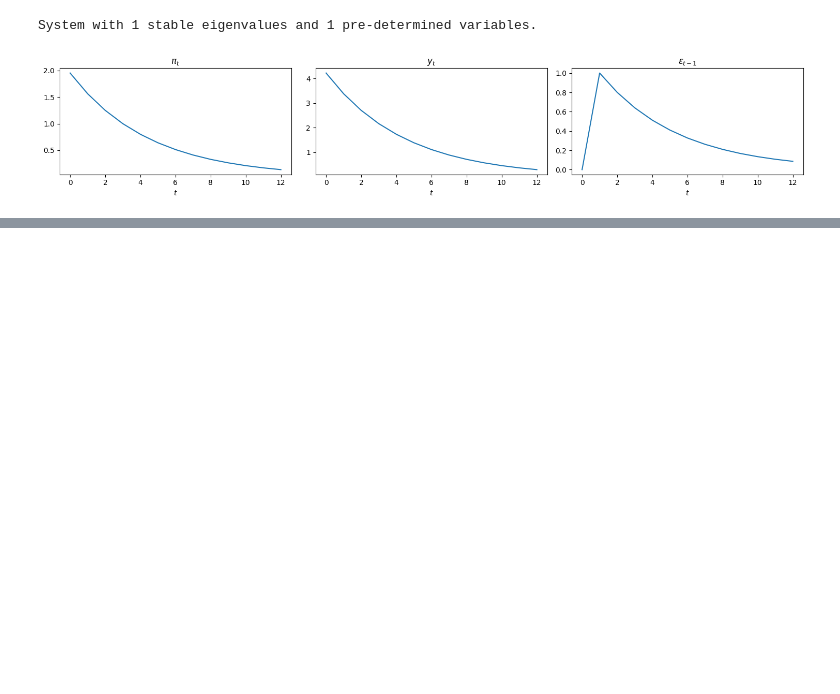
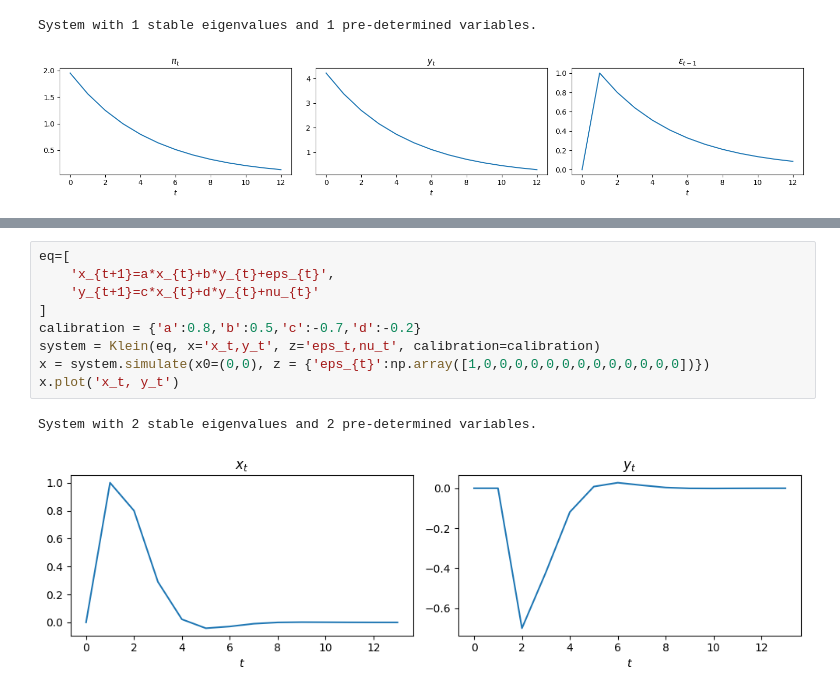
Before and after one commit to marcdelabarrera/dsolve, a Jupyter notebook: dsolve/dsolve_tutorial.ipynb, the cells around one changed output, grey strips where cells are left out. Cells and saved outputs as stored; diff of their text form; blank space fills up the shorter version.

```diff
--- a/dsolve/dsolve_tutorial.ipynb
+++ b/dsolve/dsolve_tutorial.ipynb
@@ -42,0 +65,12 @@ System with 1 stable eigenvalues and 1 pre-determined variables.
+# %%
+eq=[
+    'x_{t+1}=a*x_{t}+b*y_{t}+eps_{t}',
+    'y_{t+1}=c*x_{t}+d*y_{t}+nu_{t}'
+]
+calibration = {'a':0.8,'b':0.5,'c':-0.7,'d':-0.2}
+system = Klein(eq, x='x_t,y_t', z='eps_t,nu_t', calibration=calibration)
+x = system.simulate(x0=(0,0), z = {'eps_{t}':np.array([1,0,0,0,0,0,0,0,0,0,0,0,0,0])})
+x.plot('x_t, y_t')
+# %% [output]
+System with 2 stable eigenvalues and 2 pre-determined variables.
+[figure, added]
```
Also changed, not shown: parts of 8 cells of this notebook.
